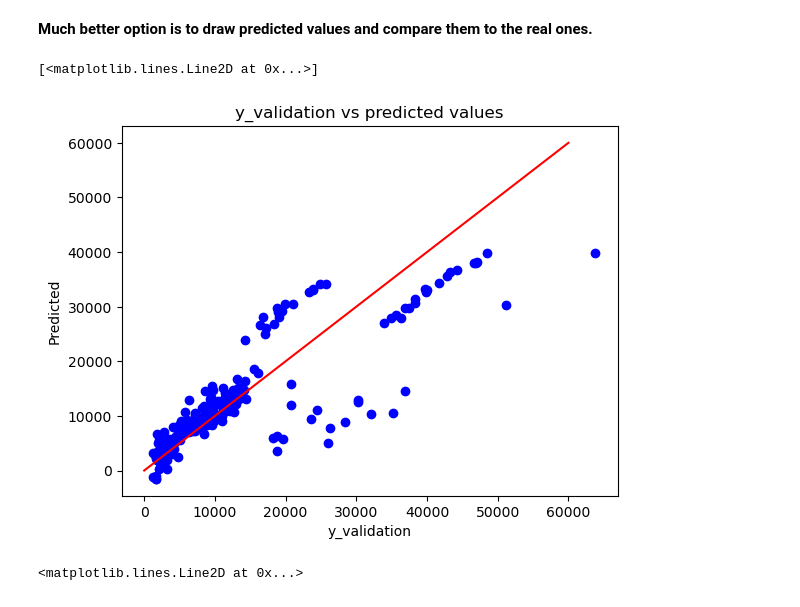
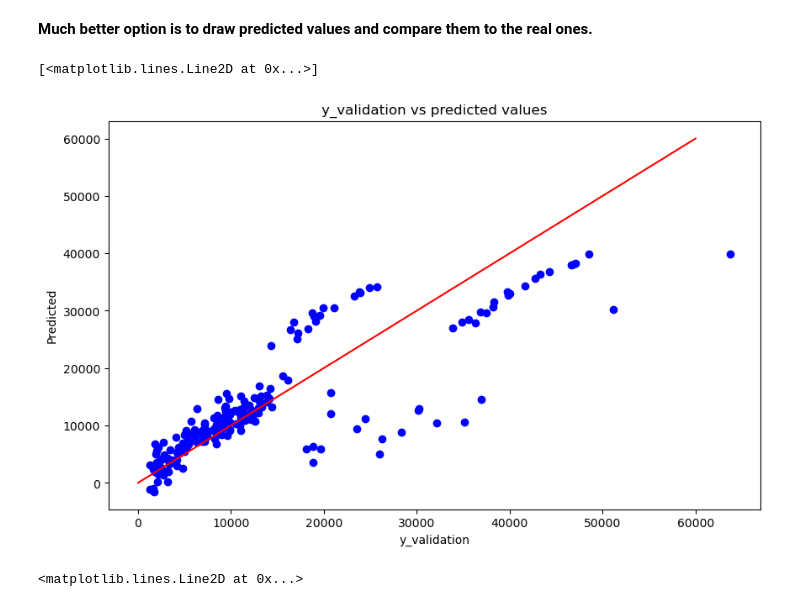
Before and after one commit to adamxszczepanski/SQL-and-ML-Projects, a Jupyter notebook: InsuranceChargesPrediction_ML/InsuranceChargePrediction_ML.ipynb, the cells around one changed output. Drawn from its saved outputs; the diff is of its cells as text; code cells hidden in the pictures.

```diff
--- a/InsuranceChargesPrediction_ML/InsuranceChargePrediction_ML.ipynb
+++ b/InsuranceChargesPrediction_ML/InsuranceChargePrediction_ML.ipynb
@@ -632,15 +639,16 @@ x=np.linspace(0,60000,60000)
 # %%
 # Predicted vs Actual plot — the gold standard diagnostic for regression models
 # Perfect model: all points lie exactly on the red diagonal line (predicted = actual)
-# Points above diagonal → model over-predicted; below → model under-predictedplt.figure(figsize=(10,6))
+# Points above diagonal → model over-predicted; below → model under-predicted
+plt.figure(figsize=(10,6))
 plt.scatter(x=y_validation, y=LinReg_predictions, color="blue")
 plt.title("y_validation vs predicted values")
 plt.xlabel("y_validation")
 plt.ylabel("Predicted")
 plt.plot(x,x, color="red")
 # %% [output]
 [<matplotlib.lines.Line2D at 0x...>]
-[figure, old version]
+[figure, new version]
 # %%
 Res=LinReg_predictions-y_validation
 # %%
```
Also changed, not shown: parts of 32 cells of this notebook, 1 other file.
